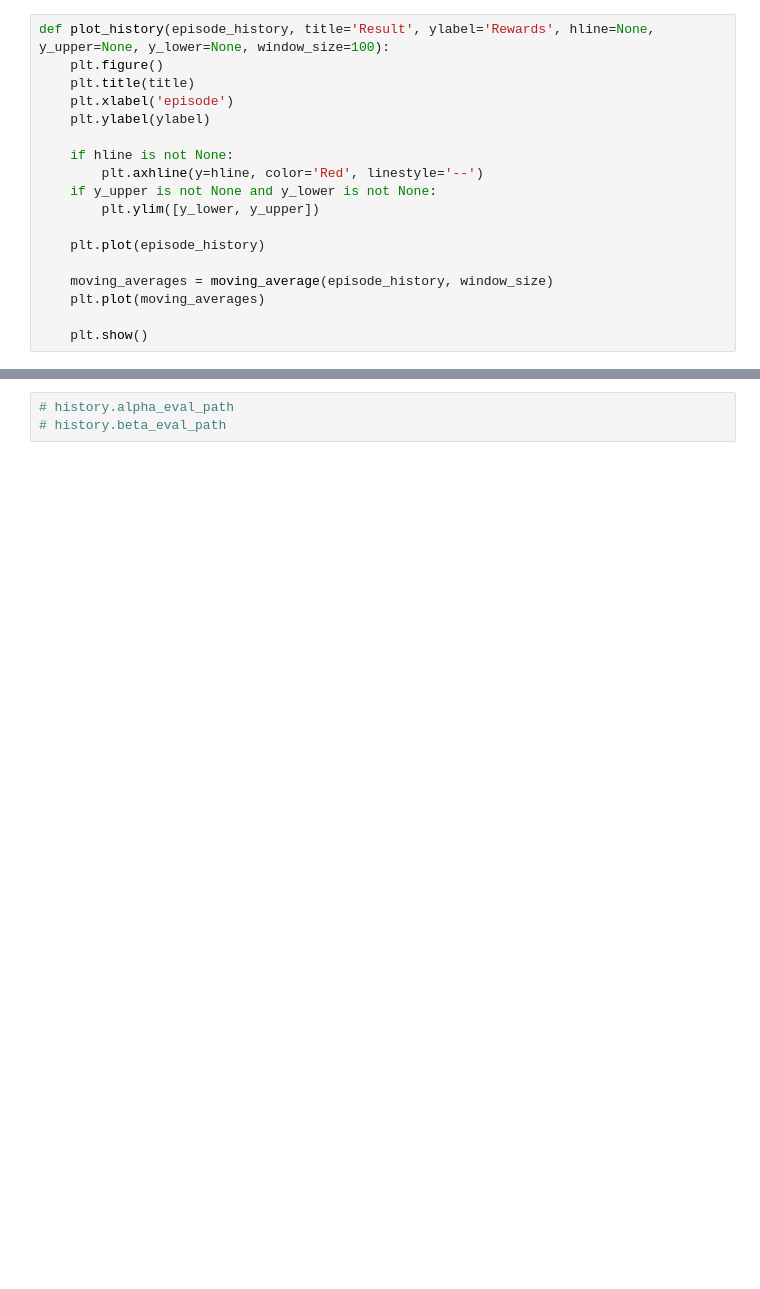
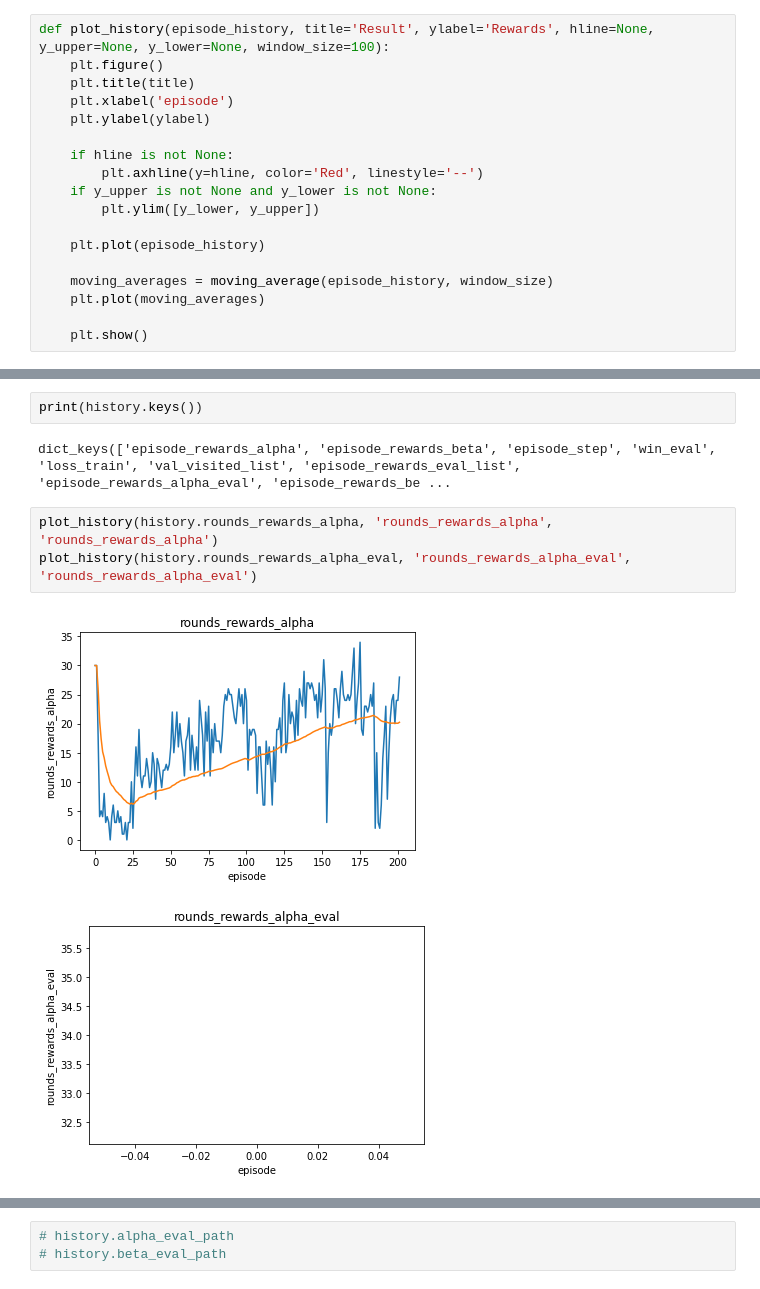
Before and after one commit to KPollux/FedRL_implementation, a Jupyter notebook: GridWorld_meeting_v0.3.ipynb, the cells around one changed output, grey strips where cells are left out. Drawn from its saved outputs; the diff is of its cells as text; blank space fills up the shorter version.

```diff
--- a/GridWorld_meeting_v0.3.ipynb
+++ b/GridWorld_meeting_v0.3.ipynb
@@ -808,0 +976,10 @@ env_eval.render()
+# %%
+print(history.keys())
+# %% [output]
+dict_keys(['episode_rewards_alpha', 'episode_rewards_beta', 'episode_step', 'win_eval', 'loss_train', 'val_visited_list', 'episode_rewards_eval_list', 'episode_rewards_alpha_eval', 'episode_rewards_be ...
+# %%
+plot_history(history.rounds_rewards_alpha, 'rounds_rewards_alpha', 'rounds_rewards_alpha')
+plot_history(history.rounds_rewards_alpha_eval, 'rounds_rewards_alpha_eval', 'rounds_rewards_alpha_eval')
+# %% [output]
+[figure, added]
+[figure, added]
```
Also changed, not shown: parts of 31 cells of this notebook, 45 other files.
